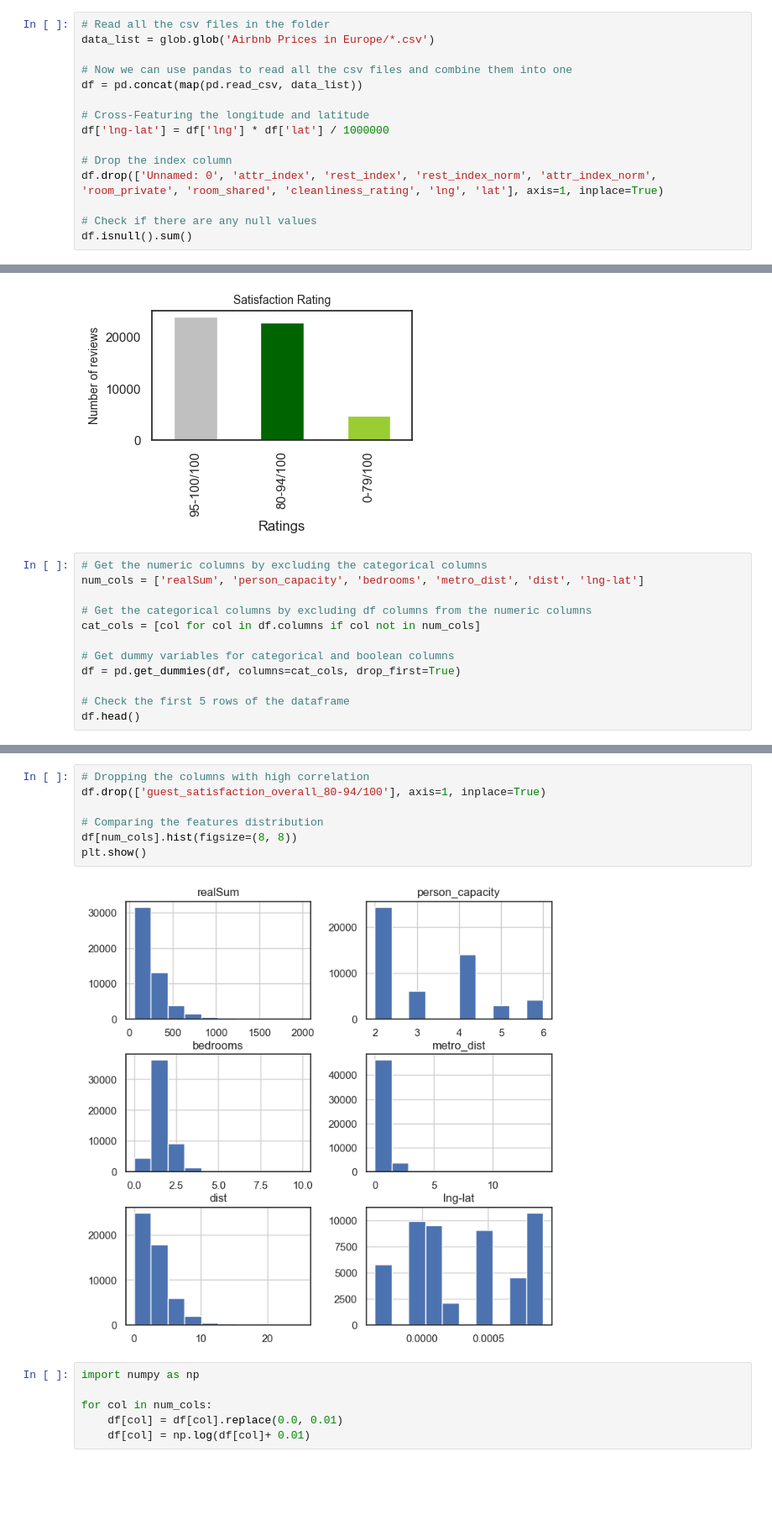
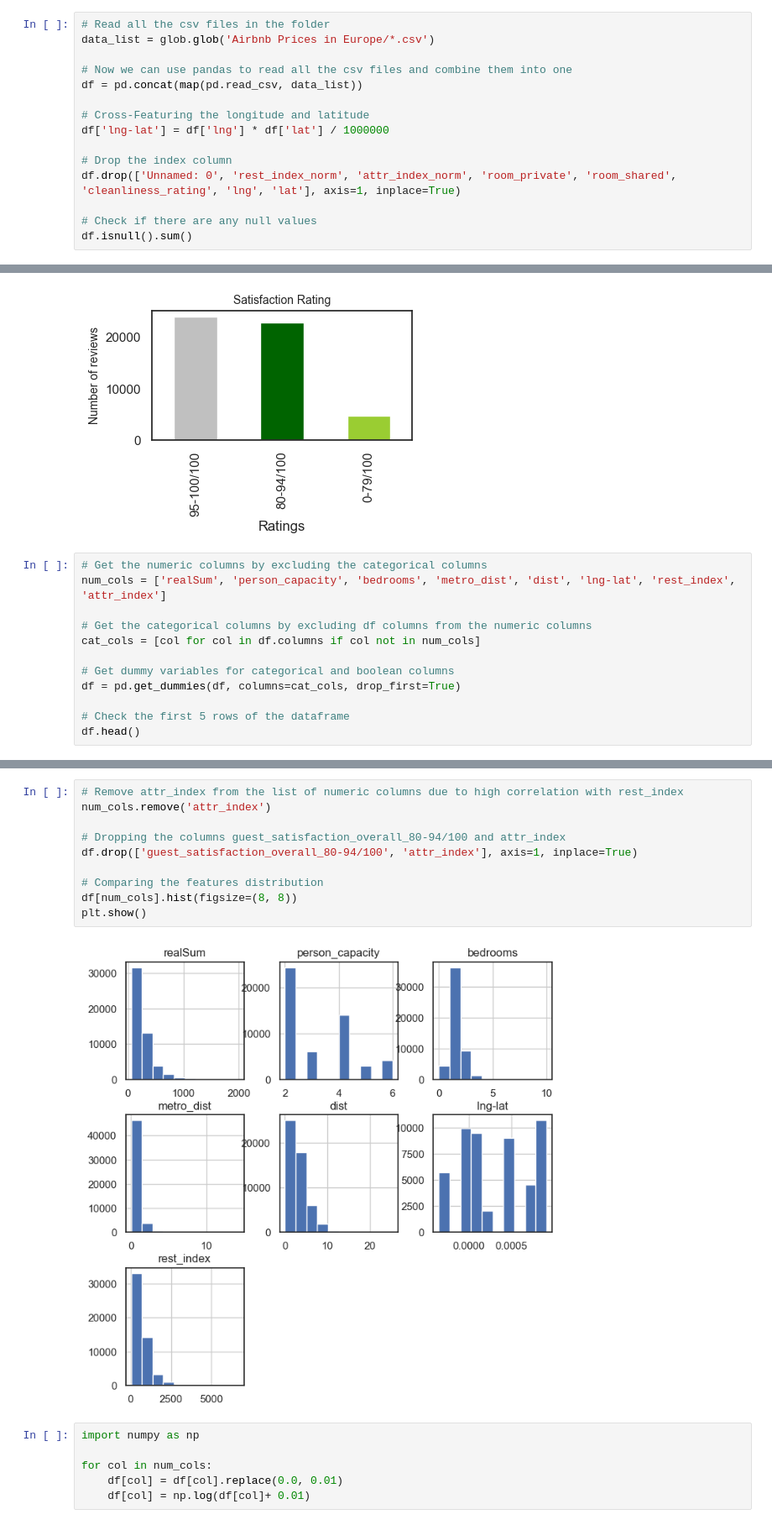
Before and after one commit to Aliikhatami94/eu-aribnb-ml-project, a Jupyter notebook: eu-airbnb-project.ipynb, the cells around one changed output, grey strips where cells are left out. Shown at 84% size. Drawn from its saved outputs; the diff is of its cells as text; blank space fills up the shorter version.

Commit message:
Improved the model's accuracy by adding the restaurant index and removing the attraction index as they are highly correlated

```diff
--- a/eu-airbnb-project.ipynb
+++ b/eu-airbnb-project.ipynb
@@ -16,7 +16,7 @@ df = pd.concat(map(pd.read_csv, data_list))
 df['lng-lat'] = df['lng'] * df['lat'] / 1000000
 
 # Drop the index column
-df.drop(['Unnamed: 0', 'attr_index', 'rest_index', 'rest_index_norm', 'attr_index_norm', 'room_private', 'room_shared', 'cleanliness_rating', 'lng', 'lat'], axis=1, inplace=True)
+df.drop(['Unnamed: 0', 'rest_index_norm', 'attr_index_norm', 'room_private', 'room_shared', 'cleanliness_rating', 'lng', 'lat'], axis=1, inplace=True)
 
 # Check if there are any null values
 df.isnull().sum()
@@ -156,7 +158,7 @@ plt.show()
 [figure]
 # %%
 # Get the numeric columns by excluding the categorical columns
-num_cols = ['realSum', 'person_capacity', 'bedrooms', 'metro_dist', 'dist', 'lng-lat']
+num_cols = ['realSum', 'person_capacity', 'bedrooms', 'metro_dist', 'dist', 'lng-lat', 'rest_index', 'attr_index']
 
 # Get the categorical columns by excluding df columns from the numeric columns
 cat_cols = [col for col in df.columns if col not in num_cols]
@@ -199,12 +201,15 @@ Deprecated in NumPy 1.20; for more details and guidance: https://numpy.org/devdo
 # %%
-# Dropping the columns with high correlation
-df.drop(['guest_satisfaction_overall_80-94/100'], axis=1, inplace=True)
+# Remove attr_index from the list of numeric columns due to high correlation with rest_index
+num_cols.remove('attr_index')
+
+# Dropping the columns guest_satisfaction_overall_80-94/100 and attr_index
+df.drop(['guest_satisfaction_overall_80-94/100', 'attr_index'], axis=1, inplace=True)
 
 # Comparing the features distribution
 df[num_cols].hist(figsize=(8, 8))
 plt.show()
 # %% [output]
-[figure, old version]
+[figure, new version]
 # %%
 import numpy as np
 
```
Also changed, not shown: parts of 9 cells of this notebook, 5 other files.
